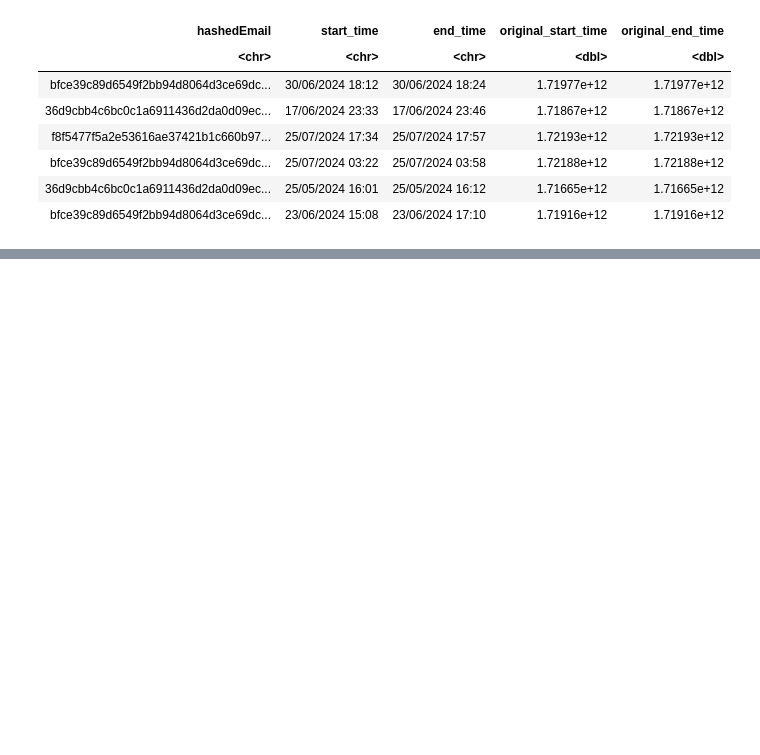
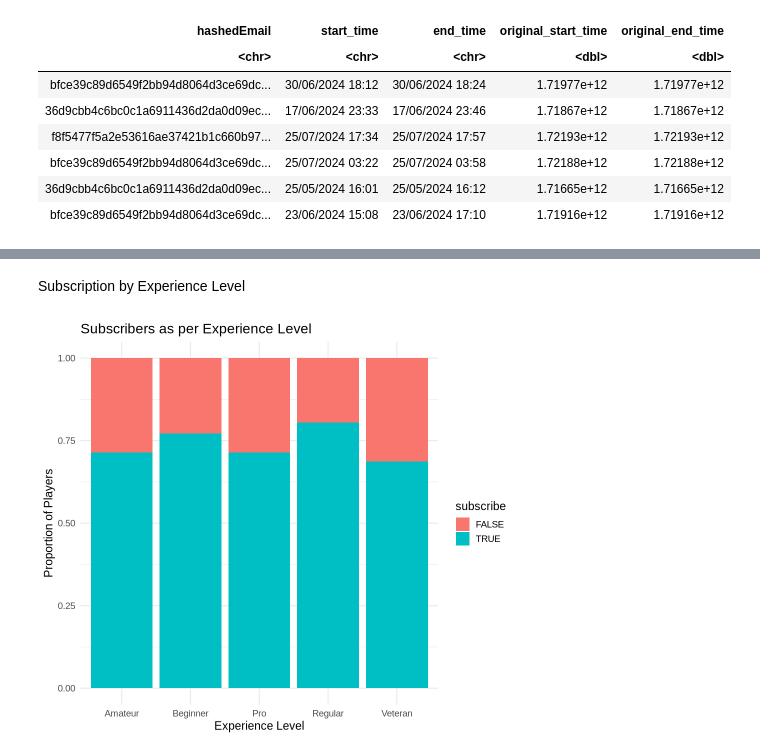
Before and after one commit to Dsharma2002/Project-DSCI100, a Jupyter notebook: test.ipynb, the cells around one changed output, grey strips where cells are left out. Cells and saved outputs as stored; diff of their text form; code cells hidden in the pictures; blank space fills up the shorter version.

```diff
--- a/test.ipynb
+++ b/test.ipynb
@@ -56,0 +159,14 @@ A tibble: 6 × 5
+# %% [markdown]
+Subscription by Experience Level
+# %%
+subscription_plot <- players_clean |>
+    ggplot(aes(x=experience, fill=subscribe)) +
+    geom_bar(position="fill") +
+    labs(
+        x="Experience Level",
+        y="Proportion of Players",
+        title="Subscribers as per Experience Level"
+    )
+subscription_plot
+# %% [output]
+[figure, added]
```
Also changed, not shown: parts of 16 cells of this notebook.
